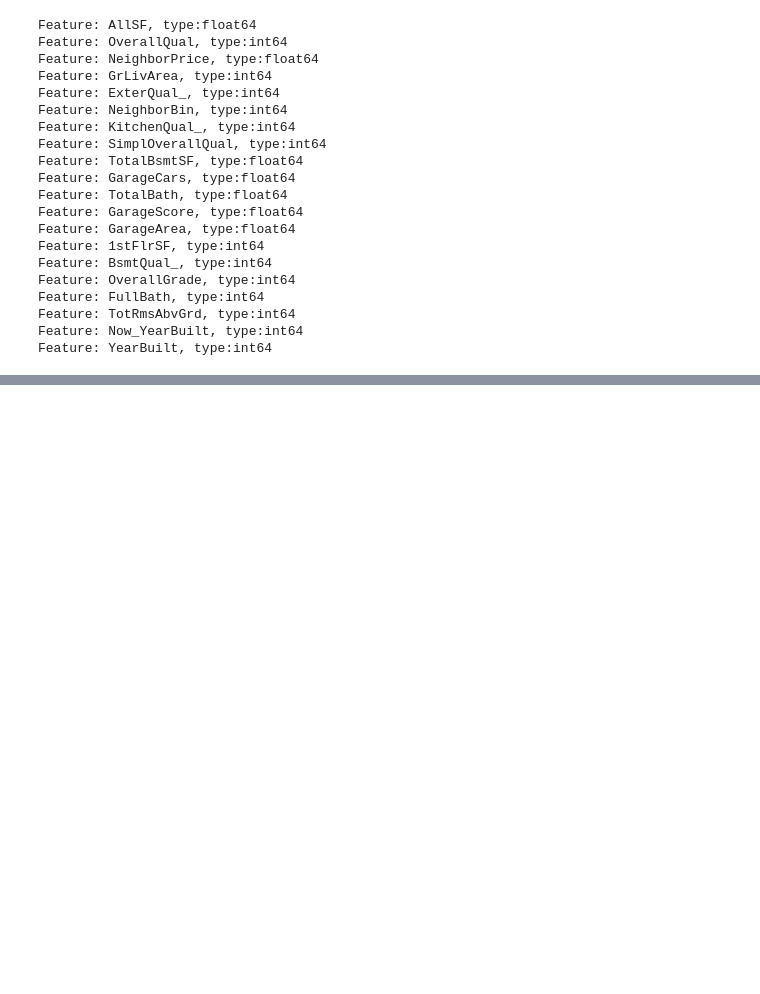
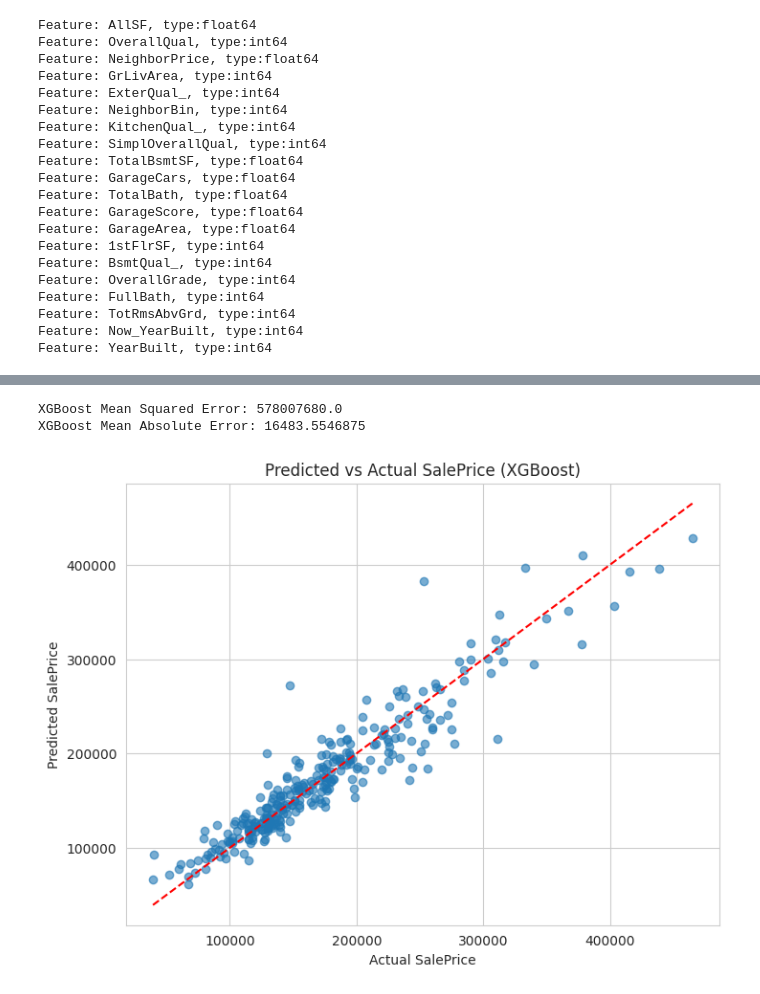
Before and after one commit to compu-flair/Kaggle_Advanced_House_Prices, a Jupyter notebook: data_cleaning_and_feature_engineering.ipynb, the cells around one changed output, grey strips where cells are left out. Drawn from its saved outputs; the diff is of its cells as text; code cells hidden in the pictures; blank space fills up the shorter version.

```diff
--- a/data_cleaning_and_feature_engineering.ipynb
+++ b/data_cleaning_and_feature_engineering.ipynb
@@ -1602,0 +1630,33 @@ Feature: YearBuilt, type:int64
+# %%
+from xgboost import XGBRegressor
+from sklearn.metrics import mean_squared_error, mean_absolute_error
+
+# Instantiate and fit an XGBoost regressor
+xgb_regressor = XGBRegressor(n_estimators=200, max_depth=8, random_state=42)
+xgb_regressor.fit(train_X, train_Y)
+
+# Predict and evaluate
+test_Y_pred = xgb_regressor.predict(test_X)
+mae = mean_absolute_error(test_Y, test_Y_pred)
+mse = mean_squared_error(test_Y, test_Y_pred)
+print(f"XGBoost Mean Squared Error: {mse}")
+print(f"XGBoost Mean Absolute Error: {mae}")
+# %% [output]
+XGBoost Mean Squared Error: 578007680.0
+XGBoost Mean Absolute Error: 16483.5546875
+# %%
+import matplotlib.pyplot as plt
+
+# Predict SalePrice for the test set using the trained XGBoost regressor
+test_Y_pred = xgb_regressor.predict(test_X)
+
+# Plot predicted vs actual SalePrice values
+plt.figure(figsize=(8, 6))
+plt.scatter(test_Y, test_Y_pred, alpha=0.6)
+plt.xlabel("Actual SalePrice")
+plt.ylabel("Predicted SalePrice")
+plt.title("Predicted vs Actual SalePrice (XGBoost)")
+plt.plot([test_Y.min(), test_Y.max()], [test_Y.min(), test_Y.max()], 'r--')  # Diagonal line
+plt.show()
+# %% [output]
+[figure, added]
```
Also changed, not shown: parts of 16 cells of this notebook, 1 other file.
